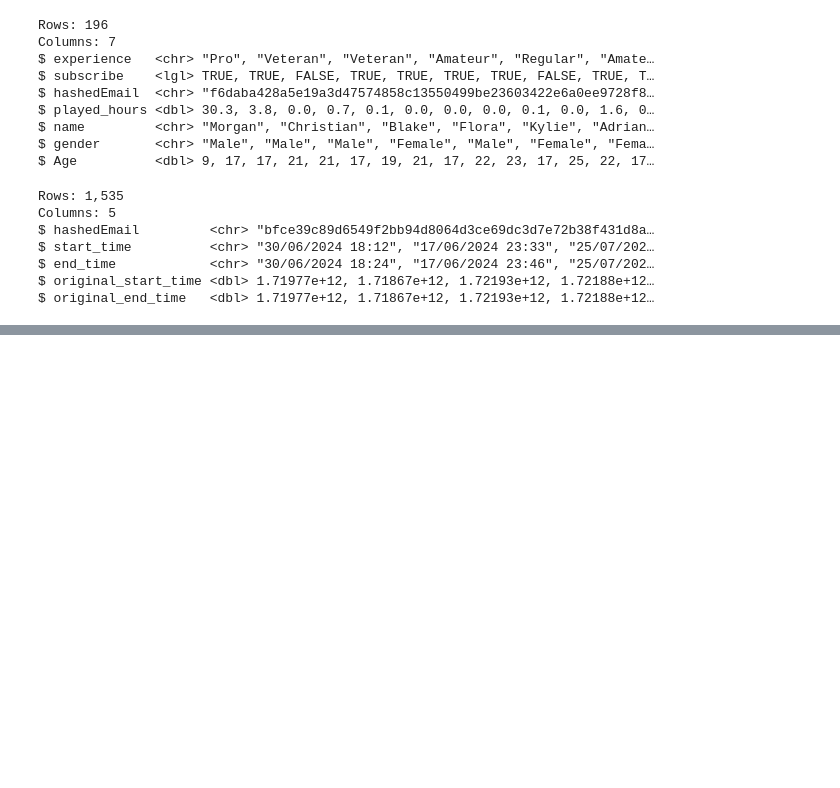
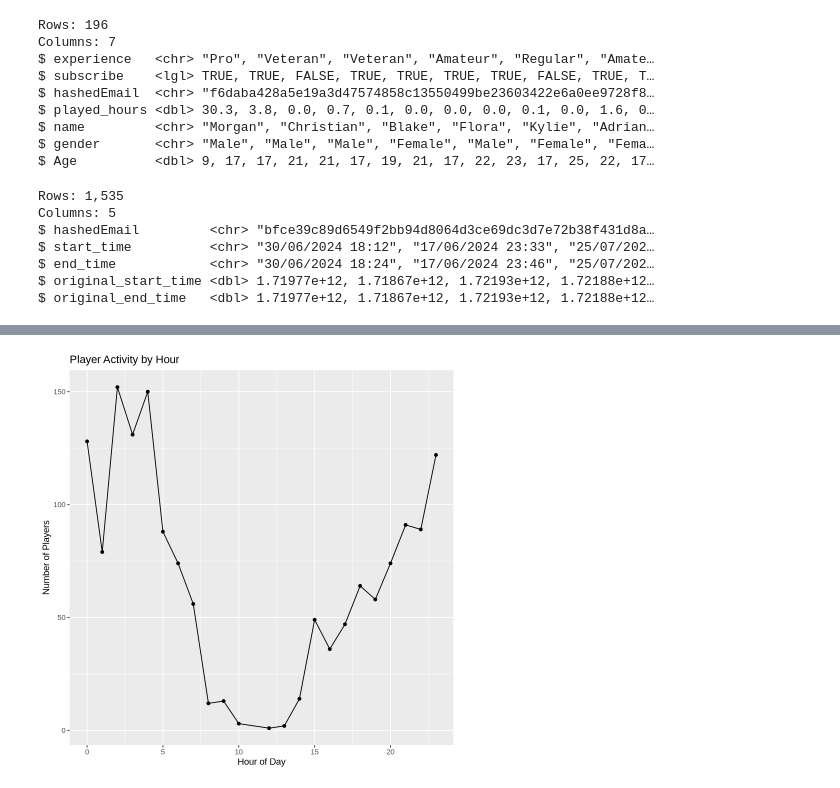
Before and after one commit to anderpudding/dsci-project-005-16, a Jupyter notebook: test.ipynb, the cells around one changed output, grey strips where cells are left out. Saved outputs shown, nothing was run; the diff lists cells and outputs as text; code cells hidden in the pictures; blank space fills up the shorter version.

Commit message:
edit session data frame & graphing player activity

```diff
--- a/test.ipynb
+++ b/test.ipynb
@@ -54,3 +54,11 @@ $ start_time          <chr> "30/06/2024 18:12", "17/06/2024 23:33", "25/07/202
 $ end_time            <chr> "30/06/2024 18:24", "17/06/2024 23:46", "25/07/202…
 $ original_start_time <dbl> 1.71977e+12, 1.71867e+12, 1.72193e+12, 1.72188e+12…
 $ original_end_time   <dbl> 1.71977e+12, 1.71867e+12, 1.72193e+12, 1.72188e+12…
+# %%
+sessions <- sessions |>
+    mutate(start_time = dmy_hm(start_time))
+sessions <- sessions |>
+    mutate(hour = hour(start_time), day_of_week = wday(start_time))
+sessions <- drop_na(sessions, end_time)
+
+sessions
@@ -56,0 +85,6 @@ $ original_end_time   <dbl> 1.71977e+12, 1.71867e+12, 1.72193e+12, 1.72188e+12
+# %%
+hourly_players <- sessions |>
+    group_by(hour) |>
+    summarise(player_count = n())
+
+hourly_players
@@ -56,0 +111,9 @@ $ original_end_time   <dbl> 1.71977e+12, 1.71867e+12, 1.72193e+12, 1.72188e+12
+# %%
+ggplot(hourly_players, aes(x = hour, y = player_count)) +
+    geom_line() +
+    geom_point() +
+    labs(title = "Player Activity by Hour",
+         x = "Hour of Day",
+         y = "Number of Players")
+# %% [output]
+[figure, added]
```
Also changed, not shown: parts of 3 cells of this notebook.
